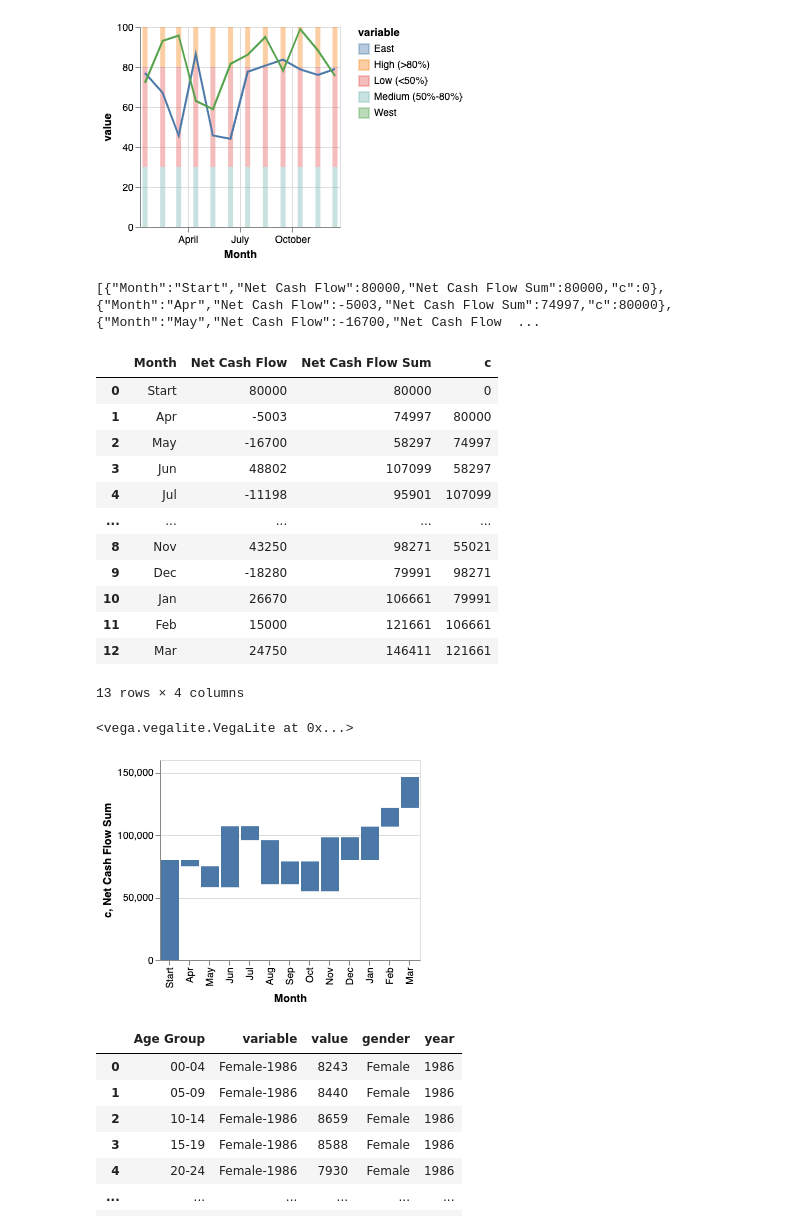
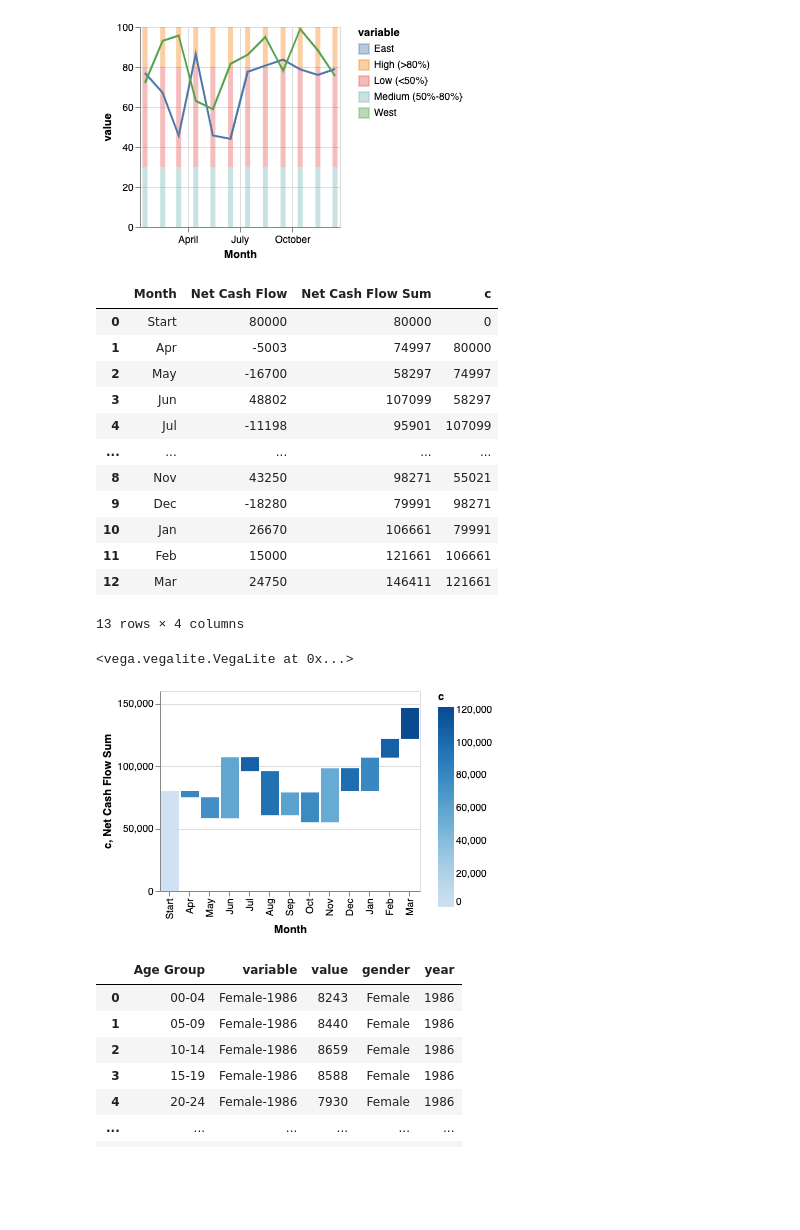
Before and after one commit to Mestway/falx, a Jupyter notebook: falx/data_prep.ipynb, the cells around one changed output. Saved outputs shown, nothing was run; the diff lists cells and outputs as text; code cells hidden in the pictures; blank space fills up the shorter version.

```diff
--- a/falx/data_prep.ipynb
+++ b/falx/data_prep.ipynb
@@ -112,46 +112,45 @@ VegaLite(vl_spec, df2)
 # %%
 df3 = load_input_table("003.json")
 
 df3_1 = df3["Net Cash Flow"].cumsum()
 df3 = df3.join(df3_1, lsuffix='', rsuffix=' Sum')
 df3 = df3.assign(c=df3["Net Cash Flow Sum"]-df3["Net Cash Flow"])
 #df3 = df3.assign(d=df3["c"]>df3["Net Cash Flow Sum"])
-print(df3.to_json(orient="records"))
+#print(df3.to_json(orient="records"))
 
 display(df3)
 
 vl_spec = {
     "$schema": "https://vega.github.io/schema/vega-lite/v3.json",
     "mark": "bar",
     "encoding": {
         "x": {"field": "Month", "type": "nominal", "sort": "none"},
         "y2": {
           "field": "Net Cash Flow Sum",
           "type": "quantitative"
         },
-        "y": {"field": "c", "type": "quantitative"}
-        #"color": {"field": "d", "type": "nominal"},
+        "y": {"field": "c", "type": "quantitative"},
+        "color": {"field": "c", "type": "quantitative"}
     }
 }
 
 VegaLite(vl_spec, df3)
 # %% [output]
+|  | Month | Net Cash Flow | Net Cash Flow Sum | c |
+| 0 | Start | 80000 | 80000 | 0 |
+| 1 | Apr | -5003 | 74997 | 80000 |
+| 2 | May | -16700 | 58297 | 74997 |
+| 3 | Jun | 48802 | 107099 | 58297 |
+| 4 | Jul | -11198 | 95901 | 107099 |
+| ... | ... | ... | ... | ... |
+| 8 | Nov | 43250 | 98271 | 55021 |
+| 9 | Dec | -18280 | 79991 | 98271 |
+| 10 | Jan | 26670 | 106661 | 79991 |
+| 11 | Feb | 15000 | 121661 | 106661 |
+| 12 | Mar | 24750 | 146411 | 121661 |
-[{"Month":"Start","Net Cash Flow":80000,"Net Cash Flow Sum":80000,"c":0},{"Month":"Apr","Net Cash Flow":-5003,"Net Cash Flow Sum":74997,"c":80000},{"Month":"May","Net Cash Flow":-16700,"Net Cash Flow  ...
+13 rows × 4 columns
-|  | Month | Net Cash Flow | Net Cash Flow Sum | c |
-| 0 | Start | 80000 | 80000 | 0 |
-| 1 | Apr | -5003 | 74997 | 80000 |
-| 2 | May | -16700 | 58297 | 74997 |
-| 3 | Jun | 48802 | 107099 | 58297 |
-| 4 | Jul | -11198 | 95901 | 107099 |
-| ... | ... | ... | ... | ... |
-| 8 | Nov | 43250 | 98271 | 55021 |
-| 9 | Dec | -18280 | 79991 | 98271 |
-| 10 | Jan | 26670 | 106661 | 79991 |
-| 11 | Feb | 15000 | 121661 | 106661 |
-| 12 | Mar | 24750 | 146411 | 121661 |
-13 rows × 4 columns
+<vega.vegalite.VegaLite at 0x...>
-<vega.vegalite.VegaLite at 0x...>
-[figure, old version]
+[figure, new version]
 # %%
 df4 = load_input_table("004.json")
 
```
Also changed, not shown: 1 other file.
